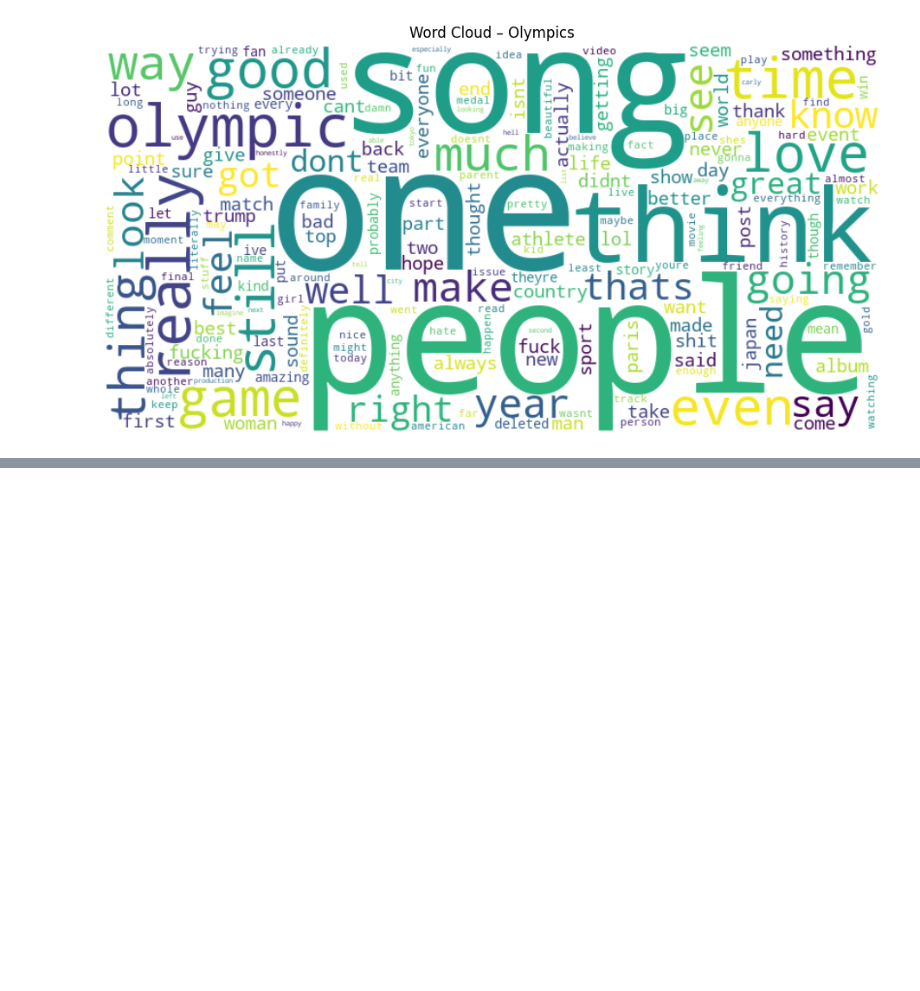
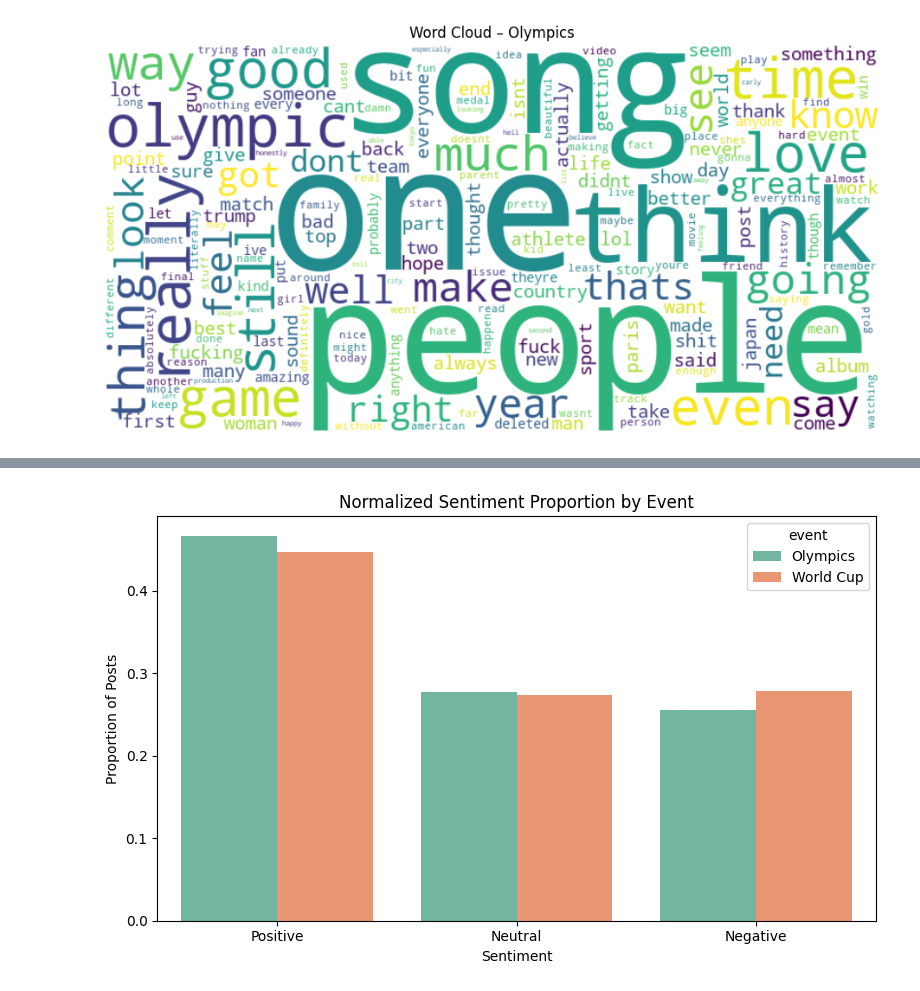
Before and after one commit to Harriet2004/SocialMedia, a Jupyter notebook: reddit_sentimentQ1.ipynb, the cells around one changed output, grey strips where cells are left out. Saved outputs shown, nothing was run; the diff lists cells and outputs as text; code cells hidden in the pictures; blank space fills up the shorter version.

```diff
--- a/reddit_sentimentAnalysis.ipynb
+++ b/reddit_sentimentQ1.ipynb
@@ -88,0 +106,27 @@ for event in df['event'].dropna().unique():
+# %%
+# Group and count sentiment per event
+sentiment_counts = df.groupby(['event', 'sentiment']).size().reset_index(name='count')
+
+# Normalize using transform (fixes the error)
+sentiment_counts['proportion'] = sentiment_counts.groupby('event')['count'].transform(lambda x: x / x.sum())
+
+# Plot
+import matplotlib.pyplot as plt
+import seaborn as sns
+
+plt.figure(figsize=(8, 5))
+sns.barplot(
+    data=sentiment_counts,
+    x='sentiment',
+    y='proportion',
+    hue='event',
+    order=['Positive', 'Neutral', 'Negative'],
+    palette='Set2'
+)
+plt.title("Normalized Sentiment Proportion by Event")
+plt.ylabel("Proportion of Posts")
+plt.xlabel("Sentiment")
+plt.tight_layout()
+plt.show()
+# %% [output]
+[figure, added]
```
Also changed, not shown: parts of 3 cells of this notebook, 1 other file.
